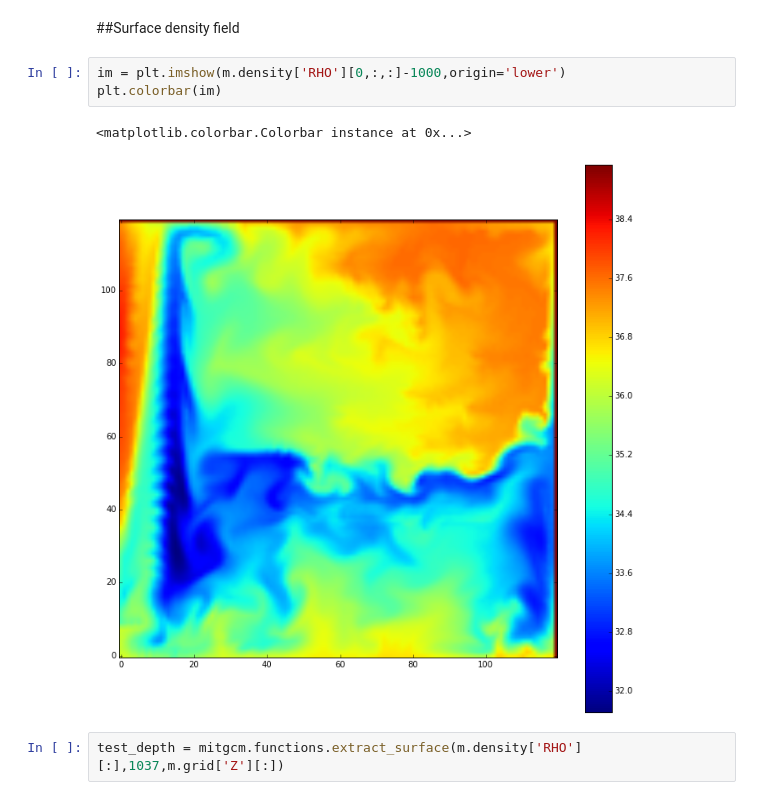
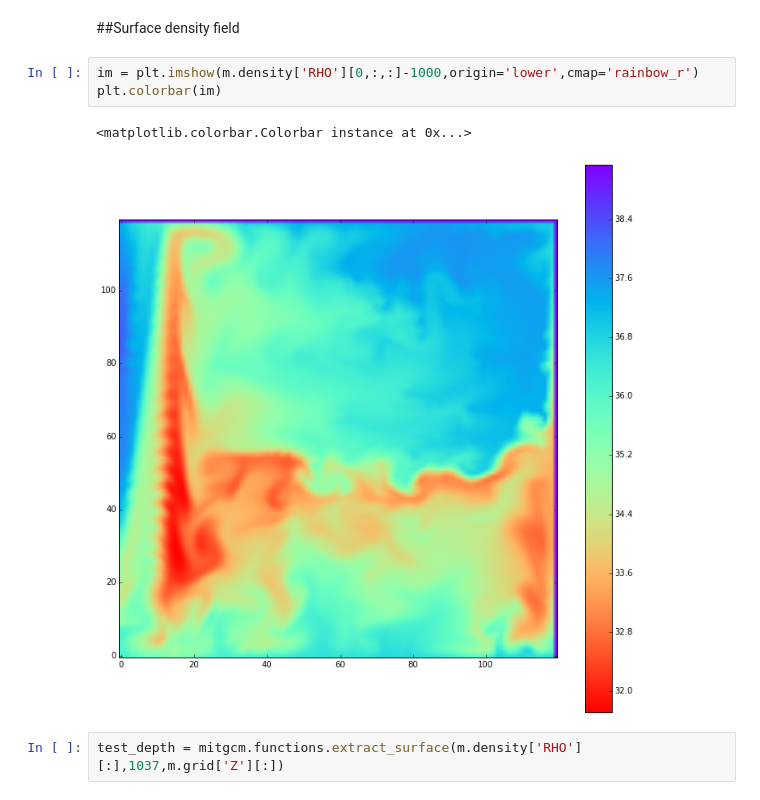
Before and after one commit to edoddridge/MITgcm_funcs, a Jupyter notebook: examples/example notebook.ipynb, the cells around one changed output. Saved outputs shown, nothing was run; the diff lists cells and outputs as text.

```diff
--- a/examples/example notebook.ipynb
+++ b/examples/example notebook.ipynb
@@ -41,11 +41,11 @@ m.bernoulli = mitgcm.Bernoulli(m,density_field='RHO', UVEL_field='U', VVEL_field
 # %% [markdown]
 ##Surface density field
 # %%
-im = plt.imshow(m.density['RHO'][0,:,:]-1000,origin='lower')
+im = plt.imshow(m.density['RHO'][0,:,:]-1000,origin='lower',cmap='rainbow_r')
 plt.colorbar(im)
 # %% [output]
 <matplotlib.colorbar.Colorbar instance at 0x...>
-[figure, old version]
+[figure, new version]
 # %%
 test_depth = mitgcm.functions.extract_surface(m.density['RHO'][:],1037,m.grid['Z'][:])
 # %%
```
Also changed, not shown: parts of 1 cell of this notebook.
